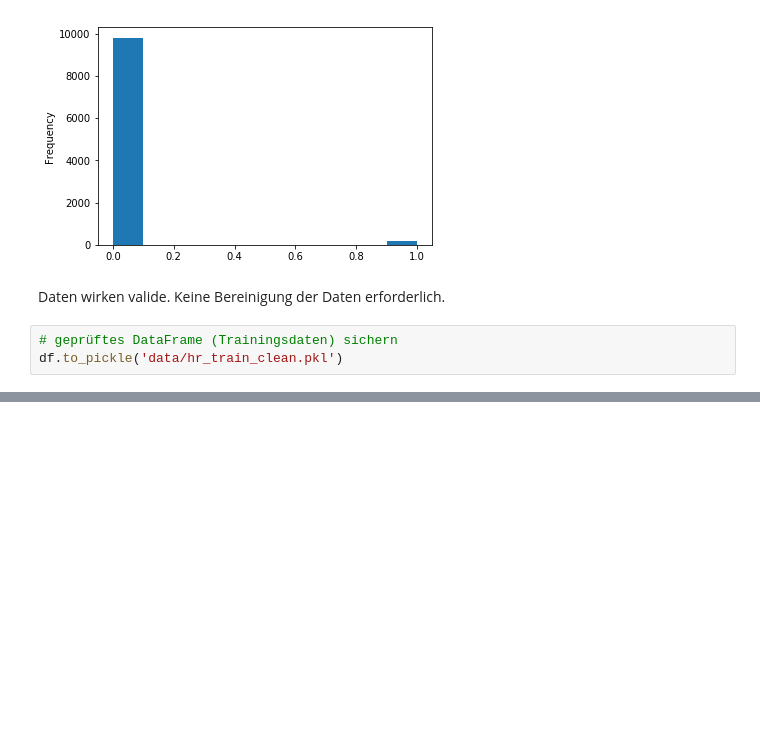
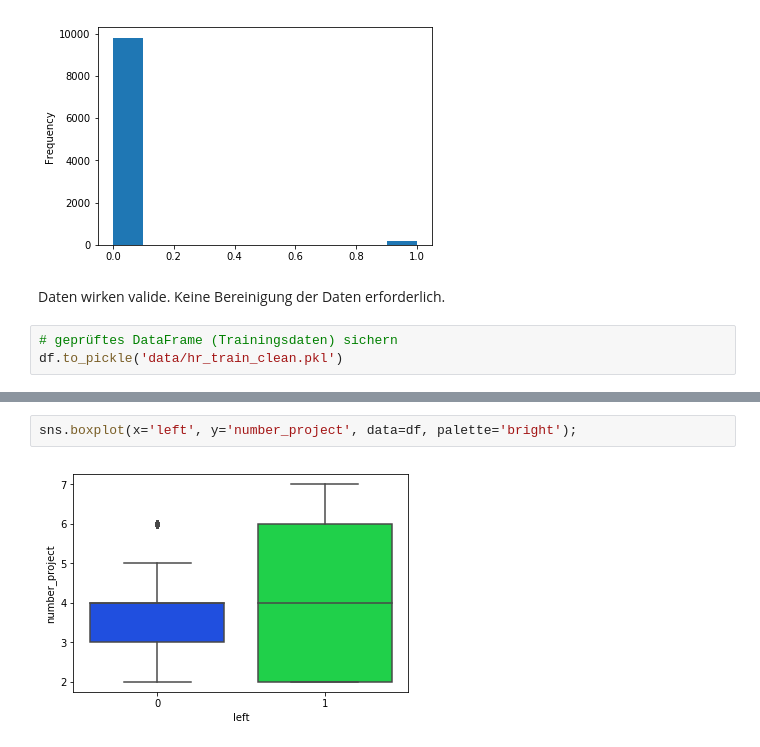
Before and after one commit to hhzanalyticslab/dbm16-hr-competition, a Jupyter notebook: EDA_hr_train.ipynb, the cells around one changed output, grey strips where cells are left out. Drawn from its saved outputs; the diff is of its cells as text; blank space fills up the shorter version.

```diff
--- a/EDA_hr_train.ipynb
+++ b/EDA_hr_train.ipynb
@@ -199,0 +212,4 @@ df.to_pickle('data/hr_train_clean.pkl')
+# %%
+sns.boxplot(x='left', y='number_project', data=df, palette='bright');
+# %% [output]
+[figure, added]
```
Also changed, not shown: parts of 22 cells of this notebook.
